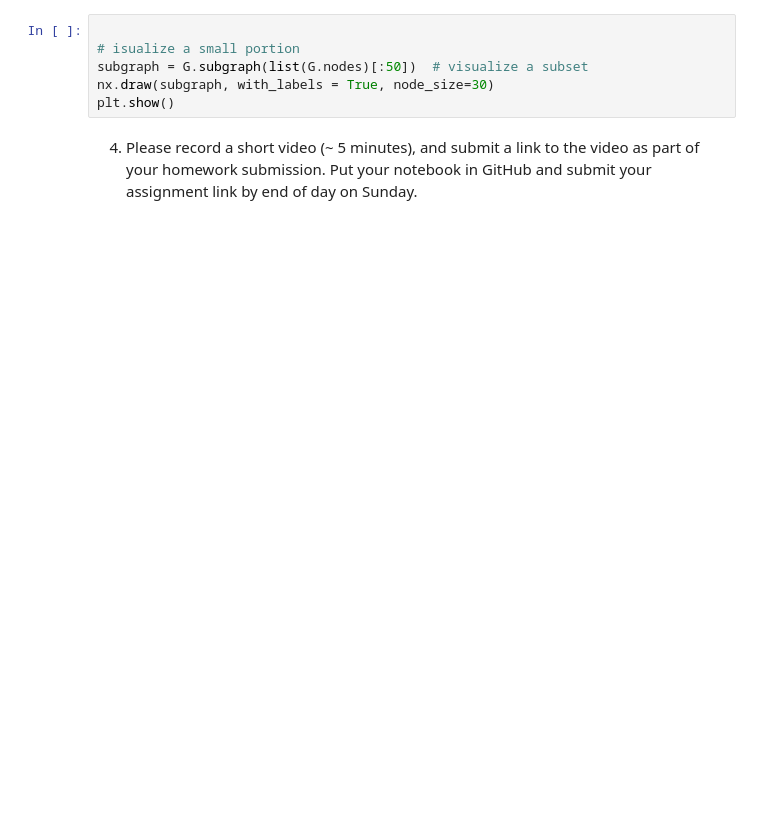
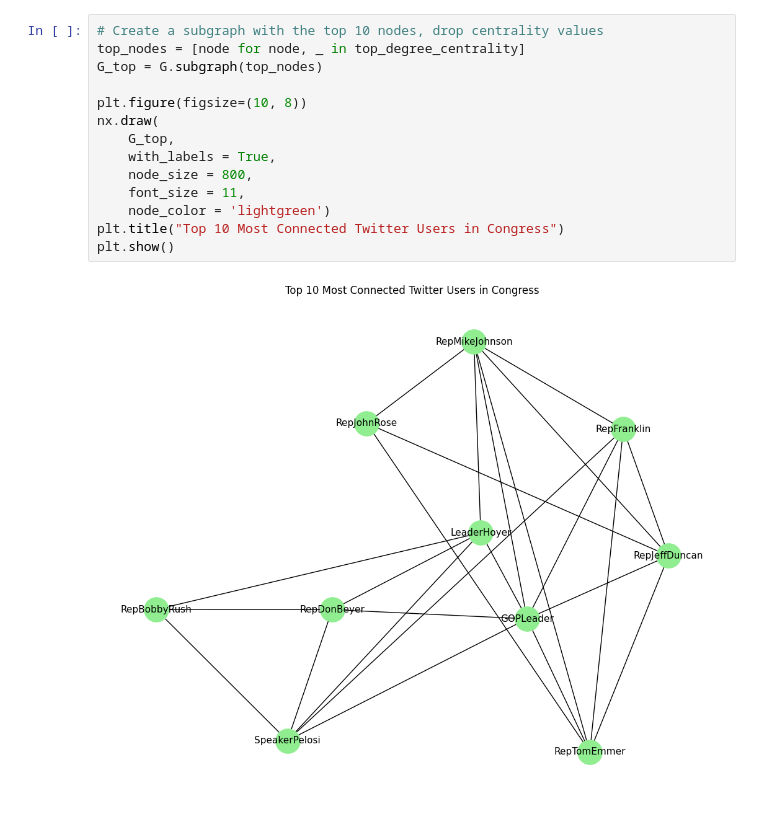
Before and after one commit to stephbc/DATA620_Summer2025, a Jupyter notebook: assignment2-1.ipynb, the cells around one changed output. Drawn from its saved outputs; the diff is of its cells as text; blank space fills up the shorter version.

```diff
--- a/assignment2-1.ipynb
+++ b/assignment2-1.ipynb
@@ -87,12 +108,16 @@ plt.show()
 # %%
+# Create a subgraph with the top 10 nodes, drop centrality values
+top_nodes = [node for node, _ in top_degree_centrality]
+G_top = G.subgraph(top_nodes)
 
-# isualize a small portion
-subgraph = G.subgraph(list(G.nodes)[:50])  # visualize a subset
-nx.draw(subgraph, with_labels = True, node_size=30)
+plt.figure(figsize=(10, 8))
+nx.draw(
+    G_top,
+    with_labels = True,
+    node_size = 800,
+    font_size = 11,
+    node_color = 'lightgreen')
+plt.title("Top 10 Most Connected Twitter Users in Congress")
 plt.show()
+# %% [output]
+[figure, added]
-# %% [markdown]
-
-
-
-4. Please record a short video (~ 5 minutes), and submit a link to the video as part of your
-homework submission. Put your notebook in GitHub and submit your assignment link by end of day on Sunday.
```
Also changed, not shown: parts of 9 cells of this notebook, 2 other files.
